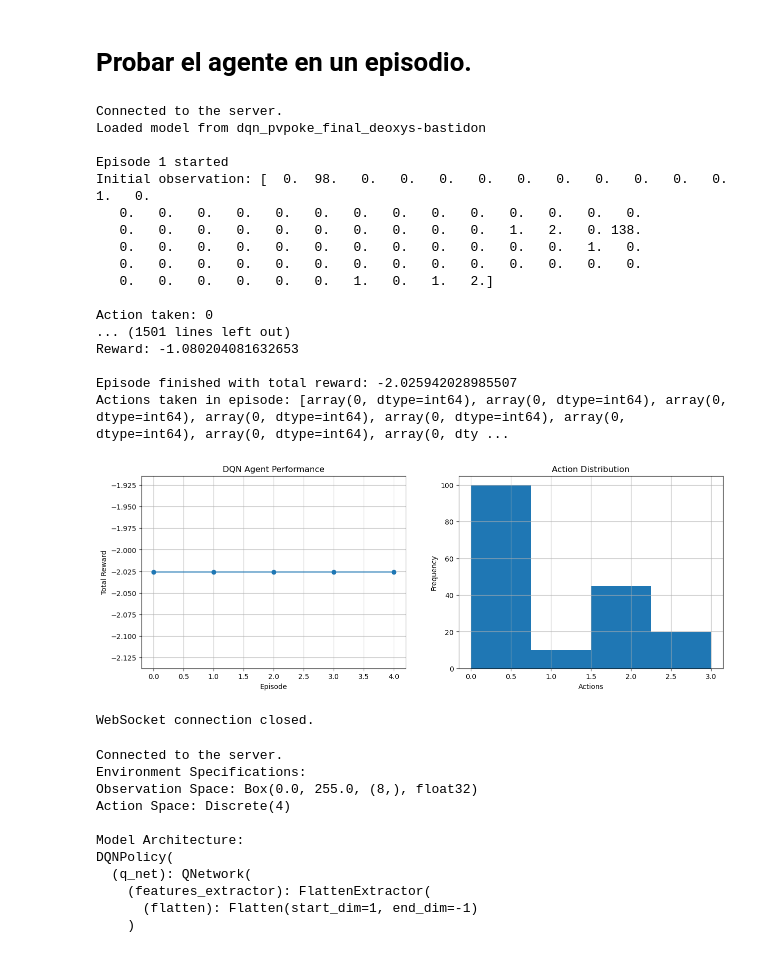
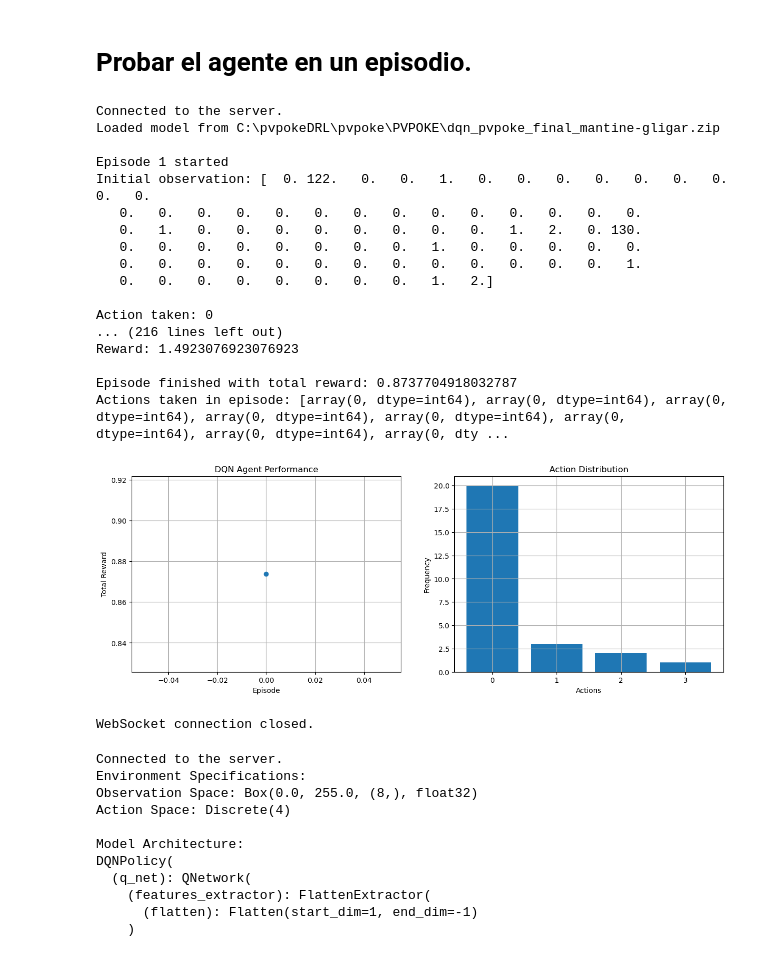
Before and after one commit to SamuelValdepinoMojica/pvpoke, a Jupyter notebook: PVPOKE/Prueba.ipynb, the cells around one changed output. Cells and saved outputs as stored; diff of their text form; code cells hidden in the pictures.

```diff
--- a/PVPOKE/Prueba.ipynb
+++ b/PVPOKE/Prueba.ipynb
@@ -225,9 +206,11 @@ env = PVPokeEnv("ws://localhost:8000/ws", "notebook", "pvpoke")
 asyncio.run(env.connect())
 
 # Load pre-trained model
-model_path = "dqn_pvpoke_final_deoxys-bastidon"
+model_path = "C:\pvpokeDRL\pvpoke\PVPOKE\dqn_pvpoke_final_mantine-gligar.zip"
 model = DQN.load(model_path)
 
+#model_path  = "C:\pvpokeDRL\pvpoke\PVPOKE\models\ppo\mandibuzz-Annihilape\ppo_pvpoke_1v1_140000_steps.zip"
+#model = PPO.load(model_path)
 print(f"Loaded model from {model_path}")
 
 # Test model performance with debugging
@@ -235,7 +218,7 @@ rewards = []
 actions_taken = []
 observations = []
 
-for episode in range(5):
+for episode in range(1):
     obs, info = env.reset()
     print(f"\nEpisode {episode + 1} started")
     print(f"Initial observation: {obs}")
@@ -262,44 +245,45 @@ for episode in range(5):
     rewards.append(total_reward)
     actions_taken.extend(episode_actions)
 
 # Plot results
 plt.figure(figsize=(15, 5))
 plt.subplot(1, 2, 1)
 plt.plot(rewards, marker='o')
 plt.xlabel('Episode')
 plt.ylabel('Total Reward')
 plt.title('DQN Agent Performance')
 plt.grid(True)
 
 plt.subplot(1, 2, 2)
-plt.hist(actions_taken, bins=env.action_space.n)
+plt.hist(actions_taken, bins=np.arange(env.action_space.n + 1) - 0.5, align="mid", rwidth=0.8)
+plt.xticks(np.arange(env.action_space.n))
 plt.xlabel('Actions')
 plt.ylabel('Frequency')
 plt.title('Action Distribution')
 plt.grid(True)
 plt.show()
 
 # Close environment
 env.close()
 # %% [output]
 Connected to the server.
-Loaded model from dqn_pvpoke_final_deoxys-bastidon
+Loaded model from C:\pvpokeDRL\pvpoke\PVPOKE\dqn_pvpoke_final_mantine-gligar.zip
 
 Episode 1 started
-Initial observation: [  0.  98.   0.   0.   0.   0.   0.   0.   0.   0.   0.   0.   1.   0.
+Initial observation: [  0. 122.   0.   0.   1.   0.   0.   0.   0.   0.   0.   0.   0.   0.
    0.   0.   0.   0.   0.   0.   0.   0.   0.   0.   0.   0.   0.   0.
-   0.   0.   0.   0.   0.   0.   0.   0.   0.   0.   1.   2.   0. 138.
-   0.   0.   0.   0.   0.   0.   0.   0.   0.   0.   0.   0.   1.   0.
-   0.   0.   0.   0.   0.   0.   0.   0.   0.   0.   0.   0.   0.   0.
-   0.   0.   0.   0.   0.   0.   1.   0.   1.   2.]
+   0.   1.   0.   0.   0.   0.   0.   0.   0.   0.   1.   2.   0. 130.
+   0.   0.   0.   0.   0.   0.   0.   0.   1.   0.   0.   0.   0.   0.
+   0.   0.   0.   0.   0.   0.   0.   0.   0.   0.   0.   0.   0.   1.
+   0.   0.   0.   0.   0.   0.   0.   0.   1.   2.]
 
 Action taken: 0
-... (1501 lines left out)
-Reward: -1.080204081632653
+... (216 lines left out)
+Reward: 1.4923076923076923
 
-Episode finished with total reward: -2.025942028985507
+Episode finished with total reward: 0.8737704918032787
 Actions taken in episode: [array(0, dtype=int64), array(0, dtype=int64), array(0, dtype=int64), array(0, dtype=int64), array(0, dtype=int64), array(0, dtype=int64), array(0, dtype=int64), array(0, dty ...
-[figure, old version]
+[figure, new version]
 WebSocket connection closed.
 # %%
 import asyncio
```
Also changed, not shown: parts of 7 cells of this notebook, 7 other files.
